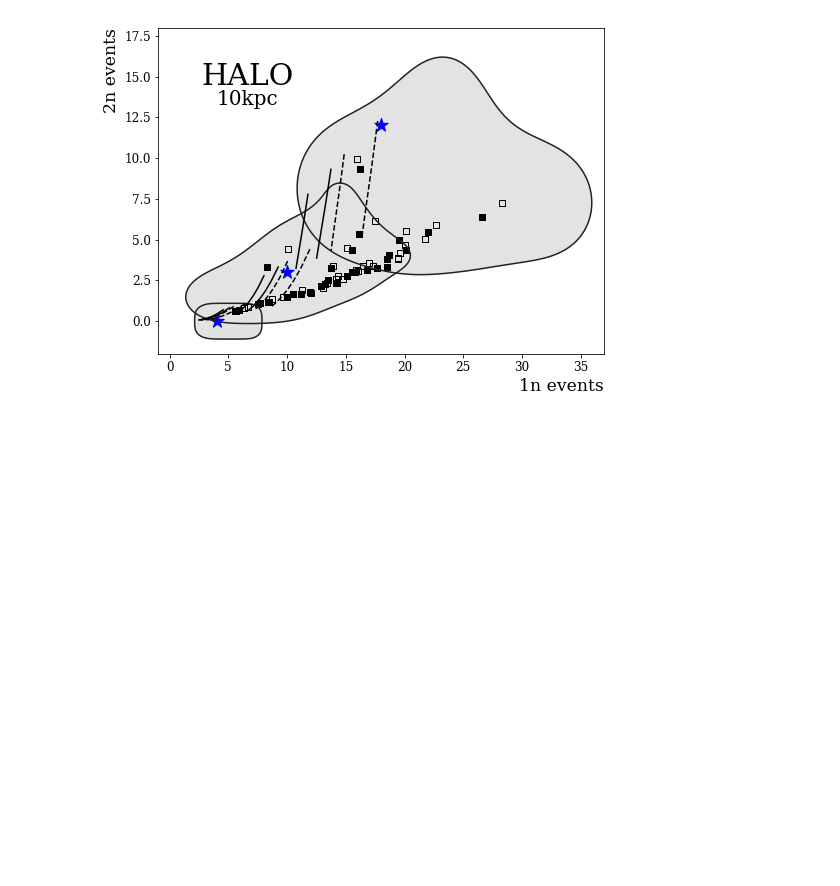
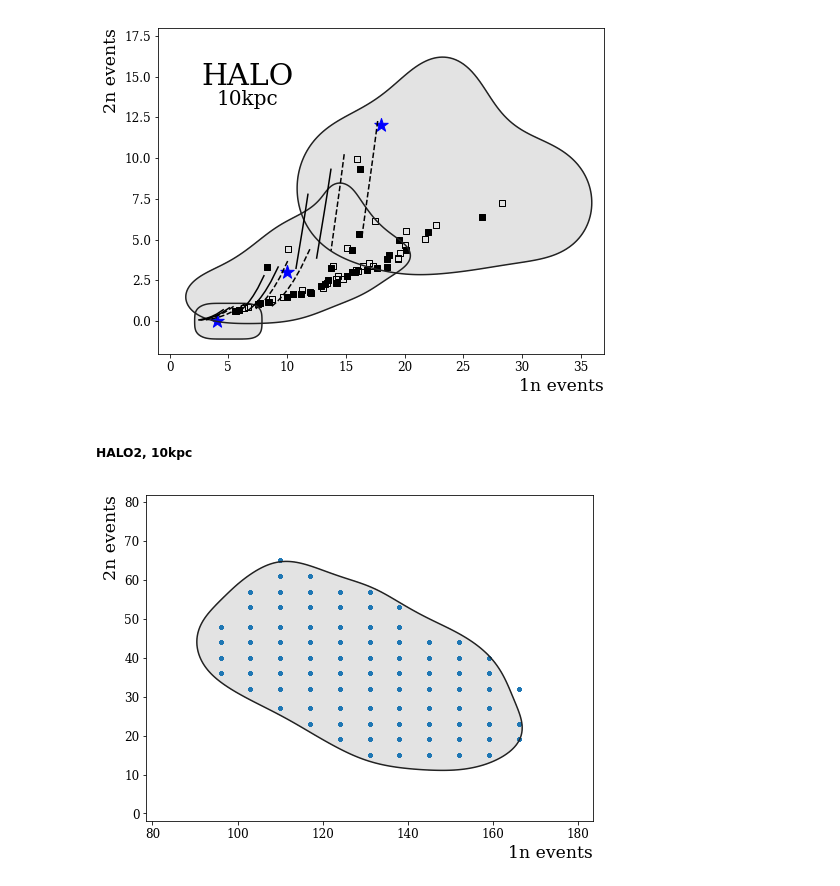
Before and after one commit to jfcrenshaw/halo, a Jupyter notebook: unfolding_plots.ipynb, the cells around one changed output. Saved outputs shown, nothing was run; the diff lists cells and outputs as text; code cells hidden in the pictures; blank space fills up the shorter version.

```diff
--- a/unfolding_plots.ipynb
+++ b/unfolding_plots.ipynb
@@ -743,3 +733,10 @@ pylab.savefig('./figures/bayesian_distKnown_unfolding_halo1_10kpc.png')
 plt.show()
 # %% [output]
 [figure]
+# %% [markdown]
+##### HALO2, 10kpc
+# %%
+# Data for HALO 2, 10kpc, 227v151 127vs38 51v0
+h2_10kpc_227v151_1n, h2_10kpc_227v151_2n = np.load(unfolded_location+'halo2_10kpc_227v151_unfolded_bayesian_distKnown.npy')
+h2_10kpc_127v38_1n,  h2_10kpc_127v38_2n  = np.load(unfolded_location+'halo2_10kpc_127v38_unfolded_bayesian_distKnown.npy')
+h2_10kpc_51v0_1n,    h2_10kpc_51v0_2n    = np.load(unfolded_location+'halo2_10kpc_51v0_unfolded_bayesian_distKnown.npy')
@@ -745,0 +749,8 @@ plt.show()
+# %%
+# HALO 2, 10kpc, 127vs38
+xBdk3_2,yBdk3_2,cutBdk3_2 = trim_data(h2_10kpc_127v38_1n,h2_10kpc_127v38_2n)
+fig,ax = plt.subplots(1,1,figsize=(8,6))
+contours(xBdk3_2,yBdk3_2,cutBdk3_2,ax)
+scatter(xBdk3_2,yBdk3_2,ax)
+# %% [output]
+[figure, added]
```
Also changed, not shown: parts of 19 cells of this notebook, 3 other files.
